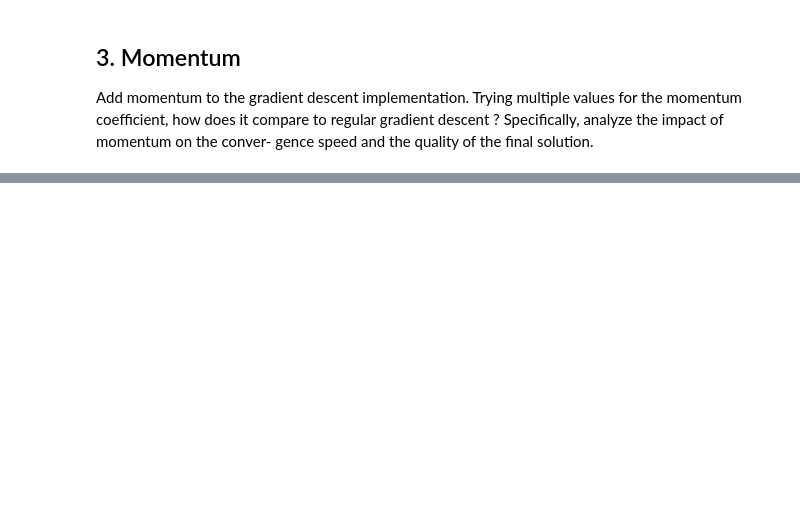
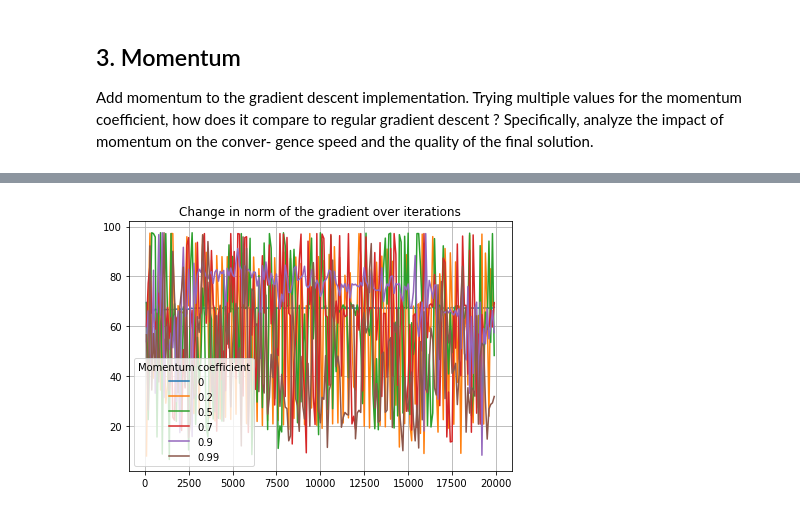
Before and after one commit to felixsimard/comp551-p2, a Jupyter notebook: takuya_part1_3.ipynb, the cells around one changed output, grey strips where cells are left out. Cells and saved outputs as stored; diff of their text form; code cells hidden in the pictures; blank space fills up the shorter version.

```diff
--- a/takuya_part1_3.ipynb
+++ b/takuya_part1_3.ipynb
@@ -206,0 +102,5 @@ Add momentum to the gradient descent implementation. Trying multiple values for
+# %%
+%%time
+# Momentum added to LogisticRegression.py fit_for_vis_complex function
+coeffs = [0, 0.2, 0.5, 0.7, 0.9, 0.99]
+momentum_results = Parallel(n_jobs=-1, verbose=10)(delayed(get_result)(lr, max_iters, itv, momentum=coeff) for coeff in coeffs)
@@ -206,0 +115,17 @@ Add momentum to the gradient descent implementation. Trying multiple values for
+# %%
+momentum_grads = [r.grad_list_it for r in momentum_results]
+momentum_accs = [r.acc_list_it for r in momentum_results]
+# %%
+# Create plot
+my_list = momentum_grads
+length = len(my_list[0])
+row = list(range(1, length*itv, itv))
+[plt.plot(row, my_list[i]) for i in range(len(my_list))]
+plt.legend(['0', '0.2', '0.5', '0.7', '0.9', '0.99'],
+           title='Momentum coefficient')
+plt.grid()
+plt.tight_layout()
+plt.title("Change in norm of the gradient over iterations")
+plt.savefig('/content/drive/MyDrive/COMP551/mini2/figures/1_3_mom_grads.png')
+# %% [output]
+[figure, added]
```
Also changed, not shown: parts of 46 cells of this notebook, 28 other files.
